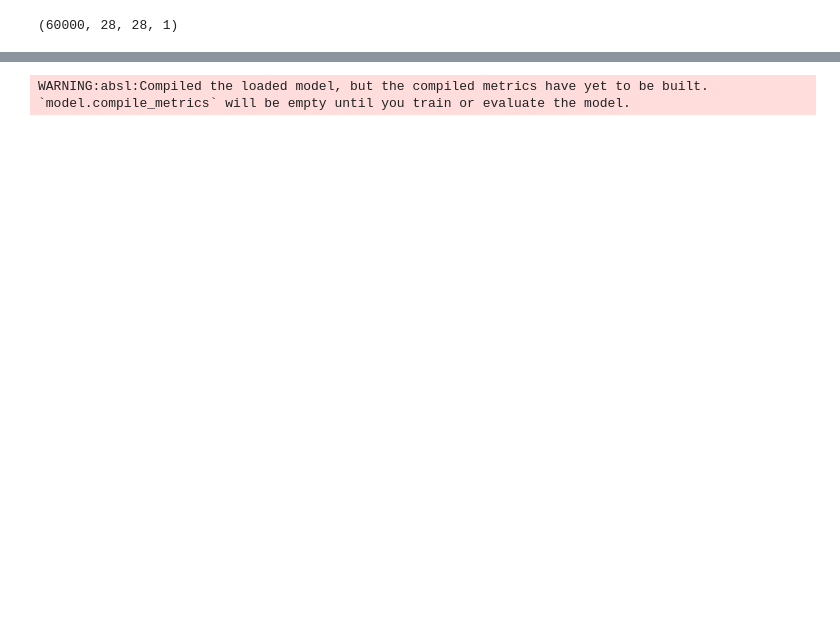
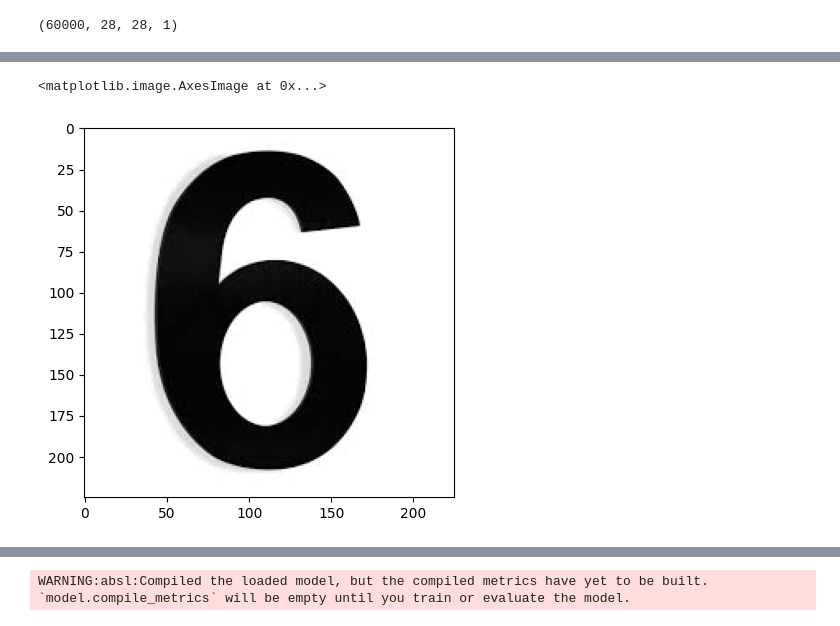
Before and after one commit to cgreco812/Digit-Classifier, a Jupyter notebook: DigitClassifier.ipynb, the cells around one changed output, grey strips where cells are left out. Saved outputs shown, nothing was run; the diff lists cells and outputs as text; code cells hidden in the pictures; blank space fills up the shorter version.

```diff
--- a/DigitClassifier.ipynb
+++ b/DigitClassifier.ipynb
@@ -162,0 +144,9 @@ Subclasses:
+# %%
+import cv2
+
+file = r'C:\Users\cgrec\OneDrive\Desktop\Digit Classifier\download.jpg'
+text_image = cv2.imread(file, cv2.IMREAD_GRAYSCALE)
+plt.imshow(text_image, cmap='gray')
+# %% [output]
+<matplotlib.image.AxesImage at 0x...>
+[figure, added]
```
Also changed, not shown: parts of 13 cells of this notebook.
